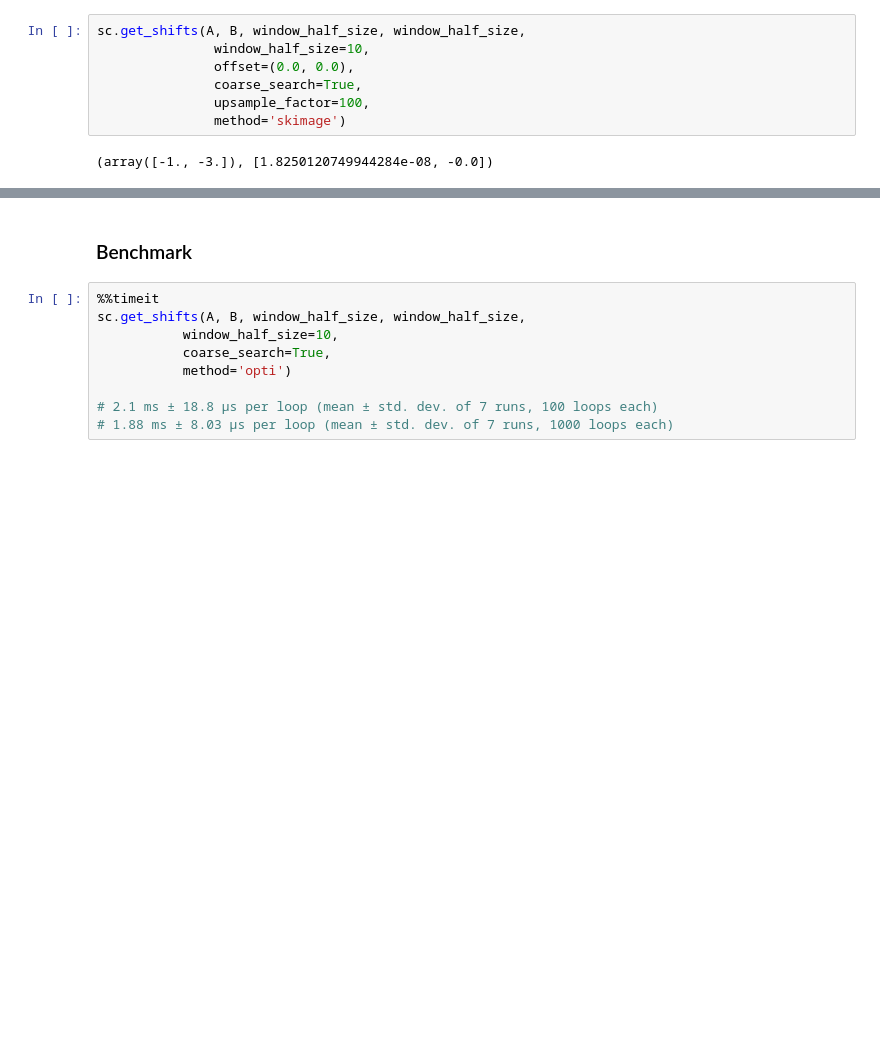
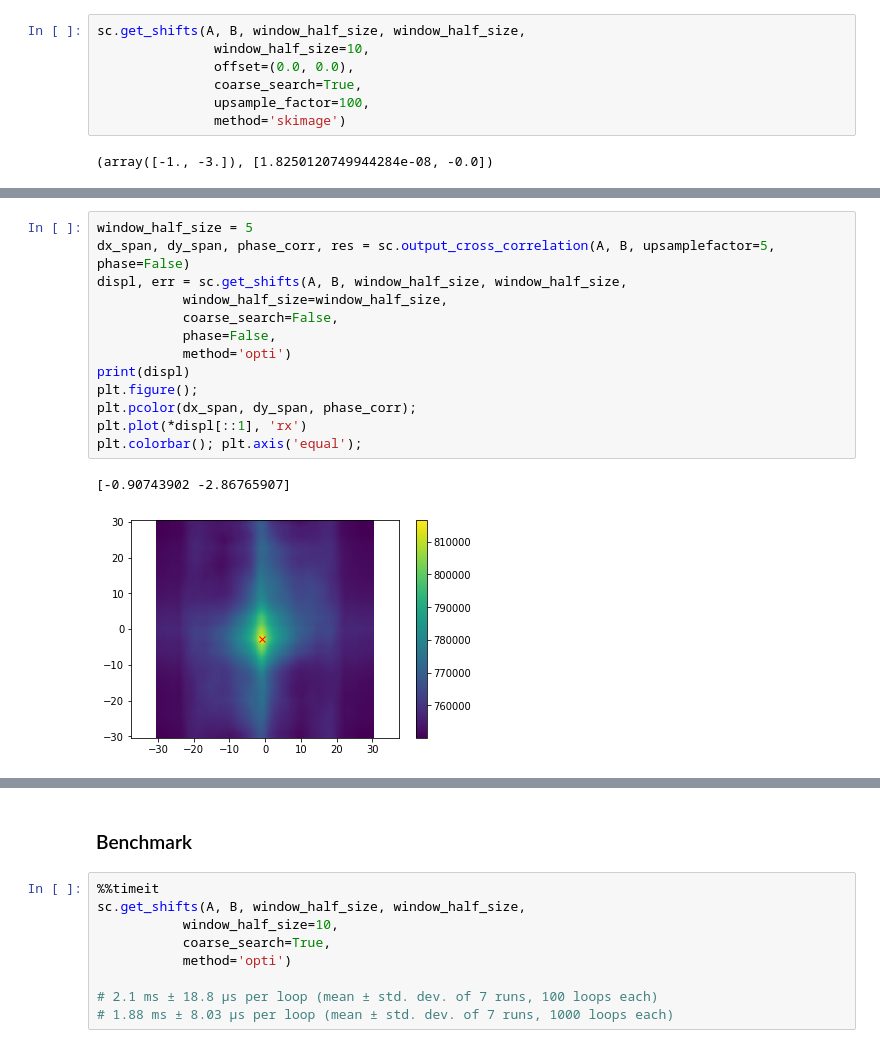
Before and after one commit to xdze2/stretchablecorr, a Jupyter notebook: test_stretchablecorr.ipynb, the cells around one changed output, grey strips where cells are left out. Saved outputs shown, nothing was run; the diff lists cells and outputs as text; blank space fills up the shorter version.

```diff
--- a/test_stretchablecorr.ipynb
+++ b/test_stretchablecorr.ipynb
@@ -91,0 +76,16 @@ def grad_dft(data, yx):
+# %%
+window_half_size = 5
+dx_span, dy_span, phase_corr, res = sc.output_cross_correlation(A, B, upsamplefactor=5, phase=False)
+displ, err = sc.get_shifts(A, B, window_half_size, window_half_size,
+           window_half_size=window_half_size,
+           coarse_search=False,
+           phase=False,
+           method='opti')
+print(displ)
+plt.figure();
+plt.pcolor(dx_span, dy_span, phase_corr);
+plt.plot(*displ[::1], 'rx')
+plt.colorbar(); plt.axis('equal');
+# %% [output]
+[-0.90743902 -2.86765907]
+[figure, added]
```
Also changed, not shown: parts of 10 cells of this notebook, 5 other files.
